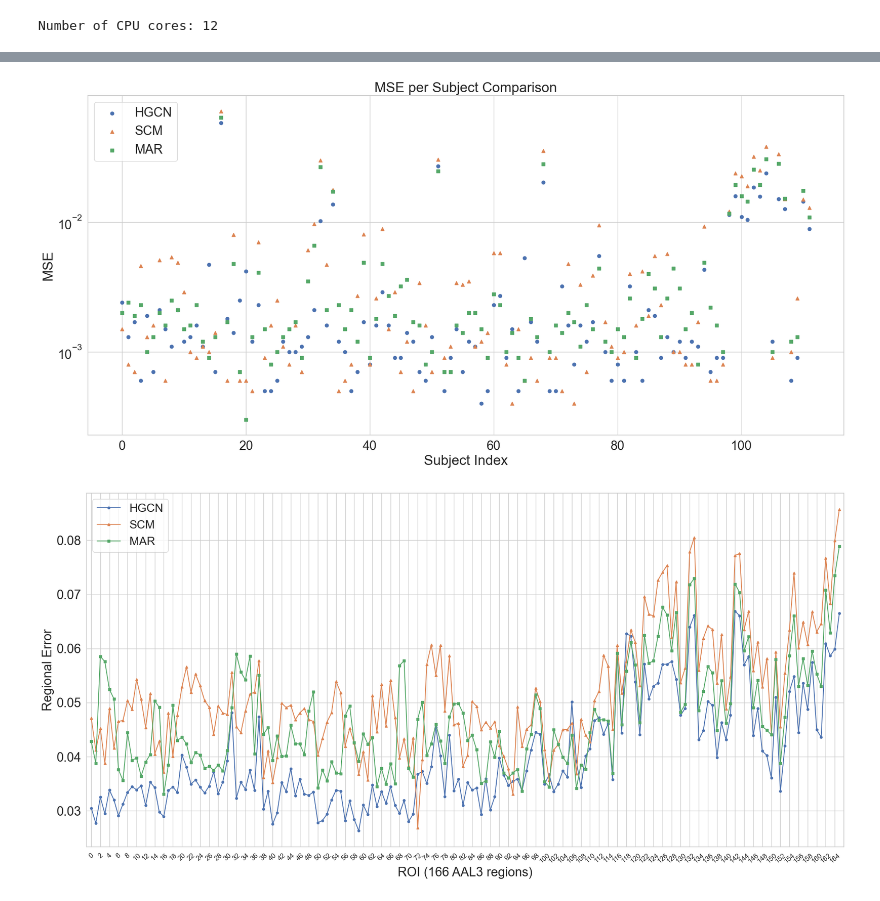
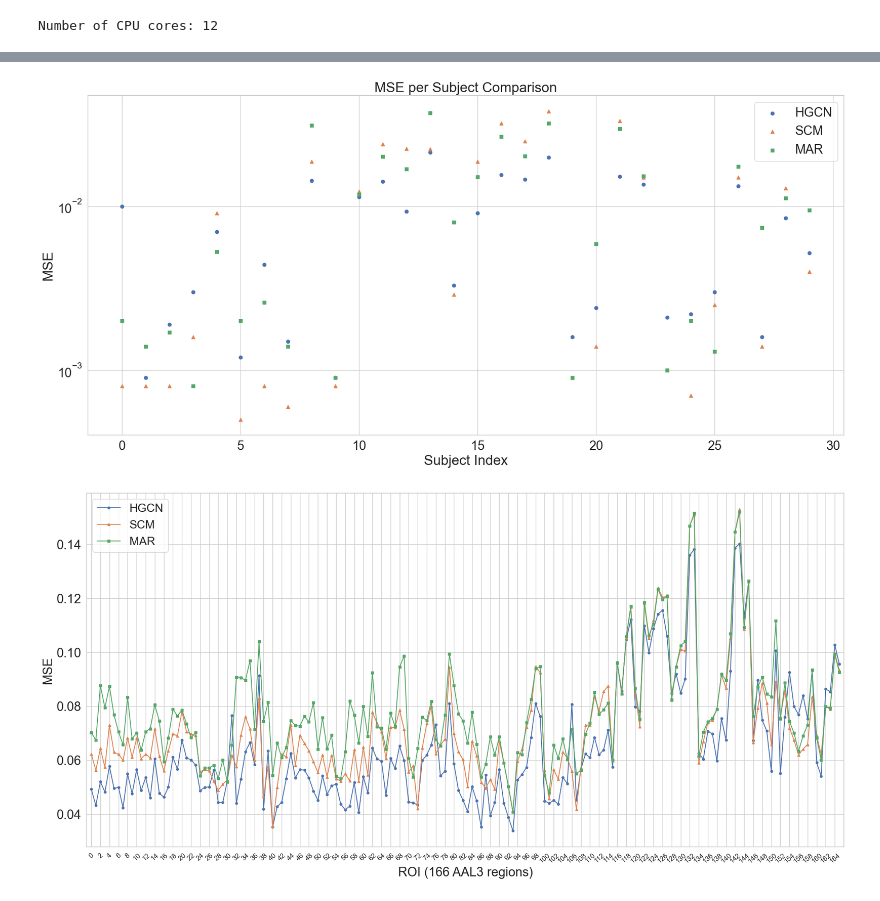
Before and after one commit to mwardynski/hpc-alz, a Jupyter notebook: gen_charts.ipynb, the cells around one changed output, grey strips where cells are left out. Drawn from its saved outputs; the diff is of its cells as text; code cells hidden in the pictures.

```diff
--- a/gen_charts.ipynb
+++ b/gen_charts.ipynb
@@ -46,7 +46,7 @@ def extract_mse_from_results(predictor: str, category: str) -> List[str]:
 
     return mse_values
 # %%
-category = "Increasing"
+category = "MCI"
 
 HG_PRED = "HG"
 SCM_PRED = "SCM"
@@ -98,7 +98,7 @@ plt.tight_layout()
 # plt.savefig(f"results/_img/{category}/mse_per_sub.svg", format="svg")
 plt.show()
 # %% [output]
-[figure, old version]
+[figure, new version]
 # %%
 import numpy as np
 
@@ -118,19 +118,19 @@ errors = pd.DataFrame(regional_errors)
 # %%
 
 plt.figure(figsize=(20, 10))
 for r in regional_errors.keys():
     plt.plot(errors[r], '-', marker=markers[r], markersize=4, label=r, linewidth=1.5, alpha = 1)
 
 plt.legend(bbox_to_anchor=(0, 1), loc='upper left', fontsize=20)
-plt.ylabel('Regional Error', fontsize=22)
+plt.ylabel('MSE', fontsize=22)
 plt.yticks(fontsize=22)
 plt.xlim(-1, len(regional_errors['MAR']))
 plt.xticks(np.arange(len(regional_errors['MAR']), step=2), fontsize=12, rotation=40)
 plt.xlabel('ROI (166 AAL3 regions)', fontsize=22)
 plt.grid(True)
 plt.tight_layout()
 plt.savefig(f"results/_img/{category}/mse_per_reg.svg", format="svg")
 plt.show()
 # %% [output]
-[figure, old version]
+[figure, new version]
 # %%
```
Also changed, not shown: parts of 4 cells of this notebook, 3 other files.
